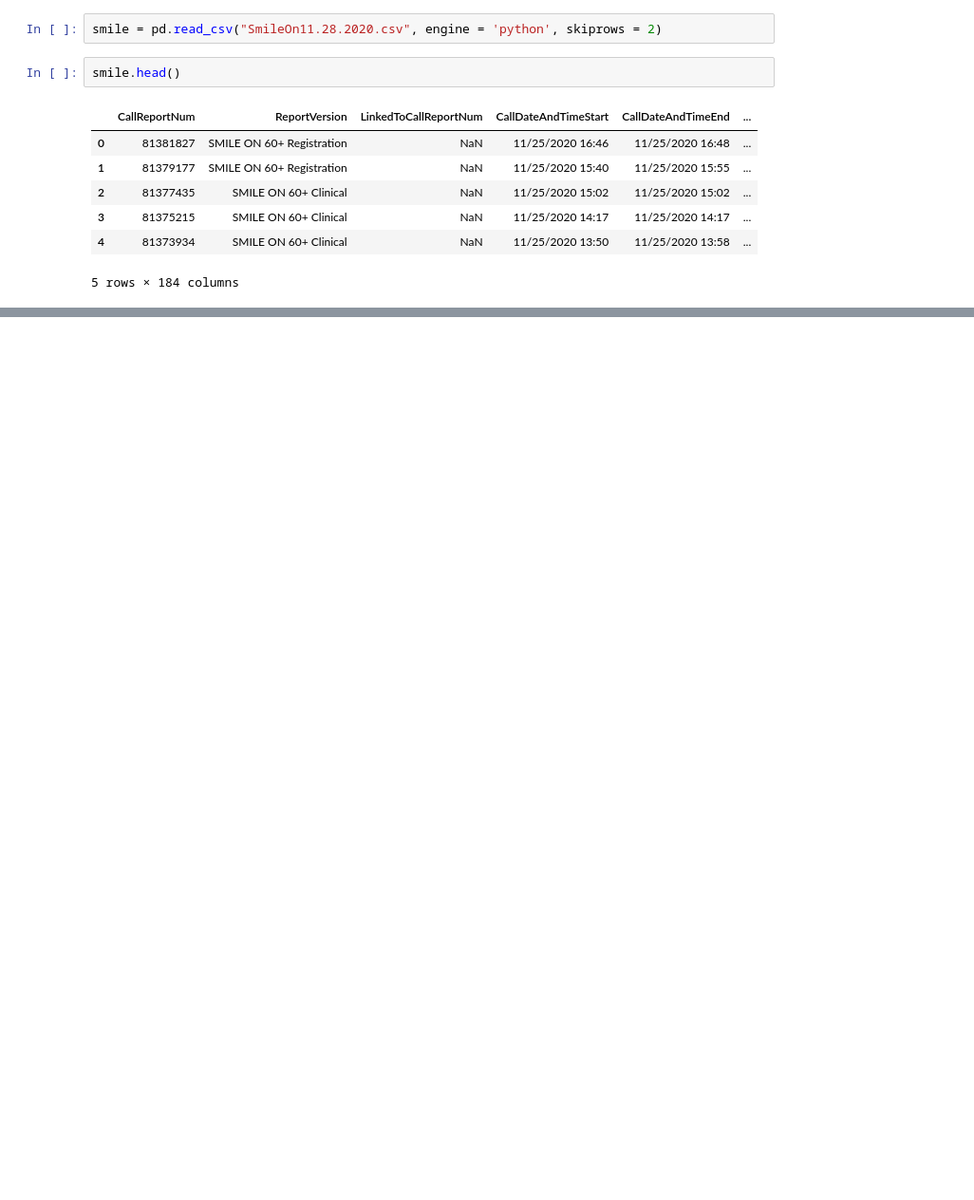
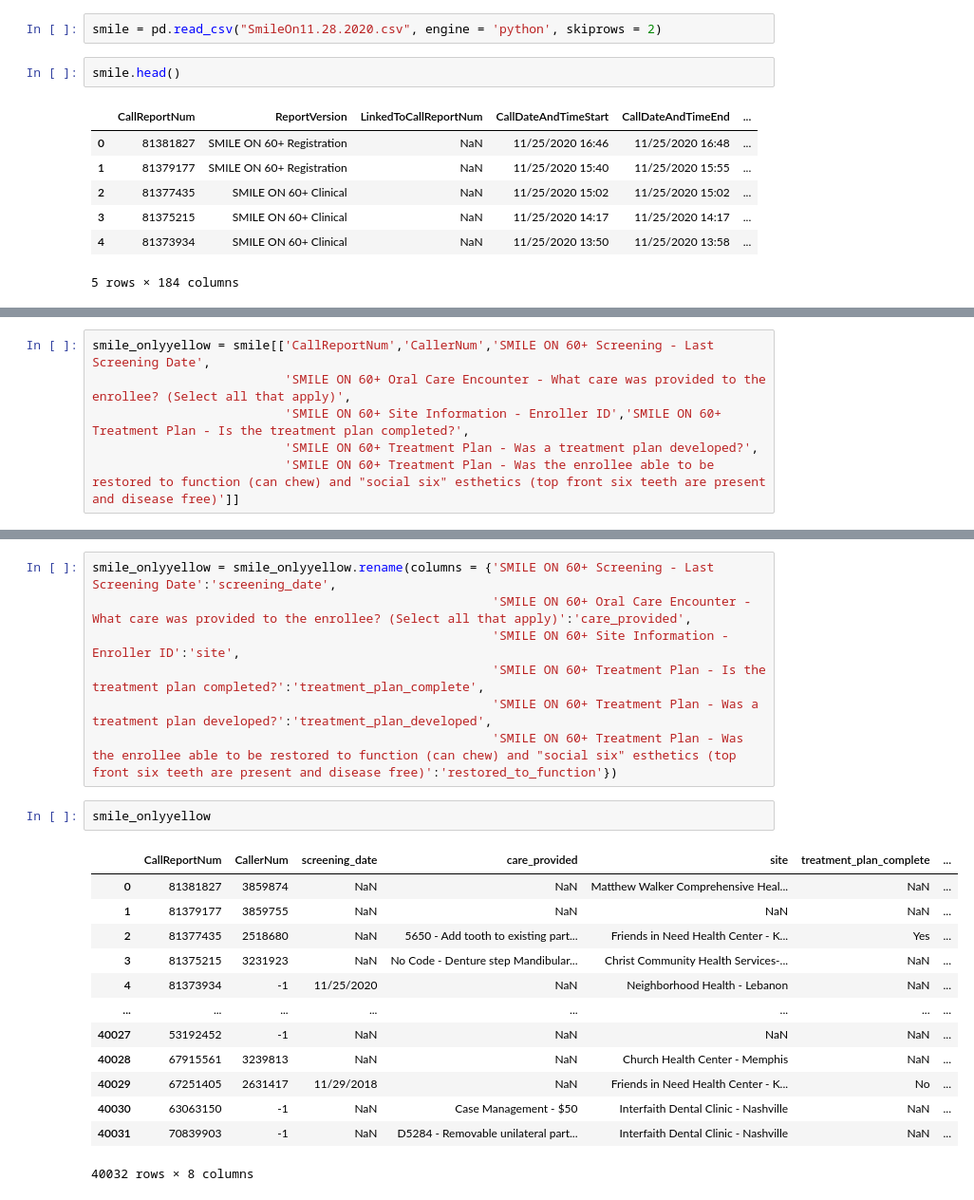
Before and after one commit to bsfcs/smile-on-ironman, a Jupyter notebook: Smile_On_Project.ipynb, the cells around one changed output, grey strips where cells are left out. Shown at 95% size. Drawn from its saved outputs; the diff is of its cells as text; blank space fills up the shorter version.

```diff
--- a/Smile_On_Project.ipynb
+++ b/Smile_On_Project.ipynb
@@ -15,0 +62,6 @@ smile.head()
+# %%
+smile_onlyyellow = smile[['CallReportNum','CallerNum','SMILE ON 60+ Screening - Last Screening Date',
+                          'SMILE ON 60+ Oral Care Encounter - What care was provided to the enrollee? (Select all that apply)',
+                          'SMILE ON 60+ Site Information - Enroller ID','SMILE ON 60+ Treatment Plan - Is the treatment plan completed?',
+                          'SMILE ON 60+ Treatment Plan - Was a treatment plan developed?',
+                          'SMILE ON 60+ Treatment Plan - Was the enrollee able to be restored to function (can chew) and "social six" esthetics (top front six teeth are present and disease free)']]
@@ -15,0 +84,23 @@ smile.head()
+# %%
+smile_onlyyellow = smile_onlyyellow.rename(columns = {'SMILE ON 60+ Screening - Last Screening Date':'screening_date',
+                                                      'SMILE ON 60+ Oral Care Encounter - What care was provided to the enrollee? (Select all that apply)':'care_provided',
+                                                      'SMILE ON 60+ Site Information - Enroller ID':'site',
+                                                      'SMILE ON 60+ Treatment Plan - Is the treatment plan completed?':'treatment_plan_complete',
+                                                      'SMILE ON 60+ Treatment Plan - Was a treatment plan developed?':'treatment_plan_developed',
+                                                      'SMILE ON 60+ Treatment Plan - Was the enrollee able to be restored to function (can chew) and "social six" esthetics (top front six teeth are present and disease free)':'restored_to_function'})
+# %%
+smile_onlyyellow
+# %% [output]
+|  | CallReportNum | CallerNum | screening_date | care_provided | site | treatment_plan_complete | ... |
+| 0 | 81381827 | 3859874 | NaN | NaN | Matthew Walker Comprehensive Heal... | NaN | ... |
+| 1 | 81379177 | 3859755 | NaN | NaN | NaN | NaN | ... |
+| 2 | 81377435 | 2518680 | NaN | 5650 - Add tooth to existing part... | Friends in Need Health Center - K... | Yes | ... |
+| 3 | 81375215 | 3231923 | NaN | No Code - Denture step Mandibular... | Christ Community Health Services-... | NaN | ... |
+| 4 | 81373934 | -1 | 11/25/2020 | NaN | Neighborhood Health - Lebanon | NaN | ... |
+| ... | ... | ... | ... | ... | ... | ... | ... |
+| 40027 | 53192452 | -1 | NaN | NaN | NaN | NaN | ... |
+| 40028 | 67915561 | 3239813 | NaN | NaN | Church Health Center - Memphis | NaN | ... |
+| 40029 | 67251405 | 2631417 | 11/29/2018 | NaN | Friends in Need Health Center - K... | No | ... |
+| 40030 | 63063150 | -1 | NaN | Case Management - $50 | Interfaith Dental Clinic - Nashville | NaN | ... |
+| 40031 | 70839903 | -1 | NaN | D5284 - Removable unilateral part... | Interfaith Dental Clinic - Nashville | NaN | ... |
+40032 rows × 8 columns
```
Also changed, not shown: parts of 9 cells of this notebook.
